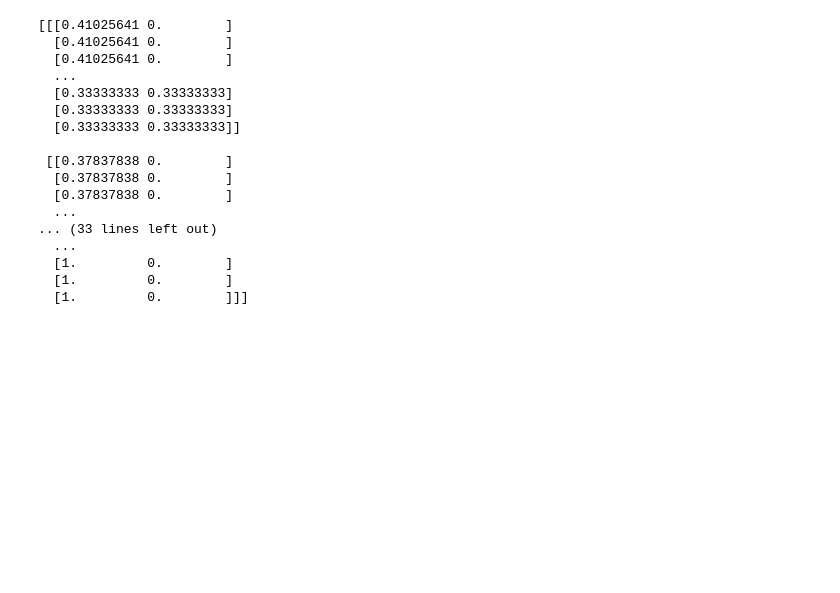
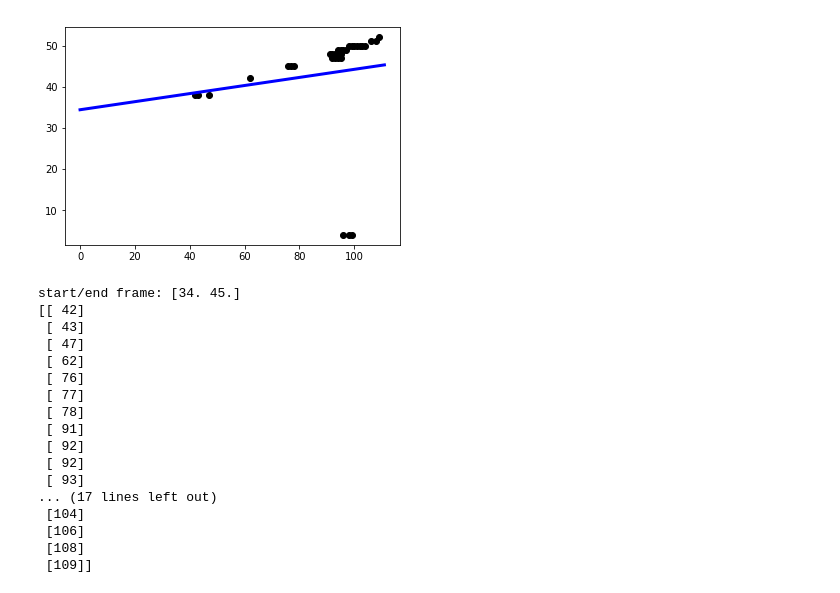
Before and after one commit to VertexC/video-transition-detector, a Jupyter notebook: jpNotebook/playground.ipynb, the cells around one changed output. Cells and saved outputs as stored; diff of their text form; code cells hidden in the pictures; blank space fills up the shorter version.

```diff
--- a/jpNotebook/playground.ipynb
+++ b/jpNotebook/playground.ipynb
@@ -30 +35,7 @@ plt.imshow(cv2.cvtColor(first_frame, cv2.COLOR_BGR2RGB))
+# %%
+# test `to_sti_column(cap)`
+# create sti of all columns
+sti_columns = np.ndarray((width, height, frame_count, 3), dtype=np.uint8)
+for i in range(width):
+    sti_columns[i] = to_sti_column(cap, i)
 # %%
@@ -41,0 +48,5 @@ sti_column_gr = bgr_to_gr(sti_column)
+# %%
+# BGR -> GR
+sti_columns_rg = np.ndarray(list(sti_columns.shape[:-1]) + [2], dtype=np.float32)
+for i in range(width):
+    sti_columns_rg[i] = bgr_to_rg(sti_columns[i])
@@ -126,21 +126,37 @@ print(sti_column_gr)
-# %%
-sti_column_gr = rgb_to_chroma(sti_column)
-print(sti_column_gr)
-# %% [output]
-[[[0.41025641 0.        ]
-  [0.41025641 0.        ]
-  [0.41025641 0.        ]
-  ...
-  [0.33333333 0.33333333]
-  [0.33333333 0.33333333]
-  [0.33333333 0.33333333]]
-
- [[0.37837838 0.        ]
-  [0.37837838 0.        ]
-  [0.37837838 0.        ]
-  ...
-... (33 lines left out)
-  ...
-  [1.         0.        ]
-  [1.         0.        ]
-  [1.         0.        ]]]
+# %%
+# linear regression using sklearn
+from sklearn import linear_model
+regr = linear_model.LinearRegression()
+regr.fit(wipe_cols, wipe_frames)
+
+cols_test = np.array([0, width - 1]).reshape(-1, 1)
+frames_pred = regr.predict(cols_test)
+
+plt.scatter(wipe_cols, wipe_frames,  color='black', linewidths=1)
+plt.plot(cols_test, frames_pred, color='blue', linewidth=3)
+
+# plt.xticks(())
+# plt.yticks(())
+
+plt.show()
+print("start/end frame: {}".format(np.round(sorted(frames_pred.flatten()))))
+print(wipe_cols)
+# %% [output]
+[figure, added]
+start/end frame: [34. 45.]
+[[ 42]
+ [ 43]
+ [ 47]
+ [ 62]
+ [ 76]
+ [ 77]
+ [ 78]
+ [ 91]
+ [ 92]
+ [ 92]
+ [ 93]
+... (17 lines left out)
+ [104]
+ [106]
+ [108]
+ [109]]
```
Also changed, not shown: parts of 13 cells of this notebook, 10 other files.
